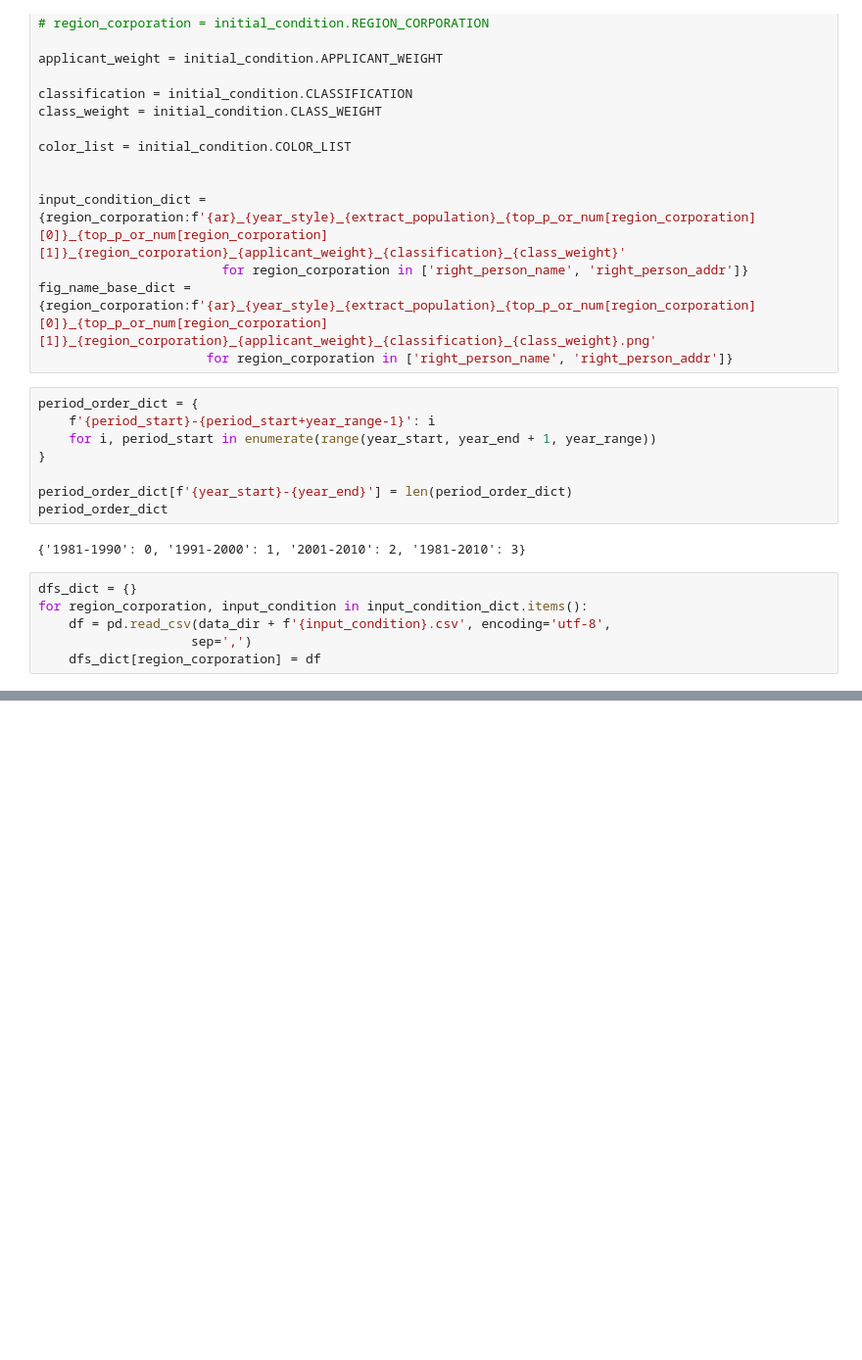
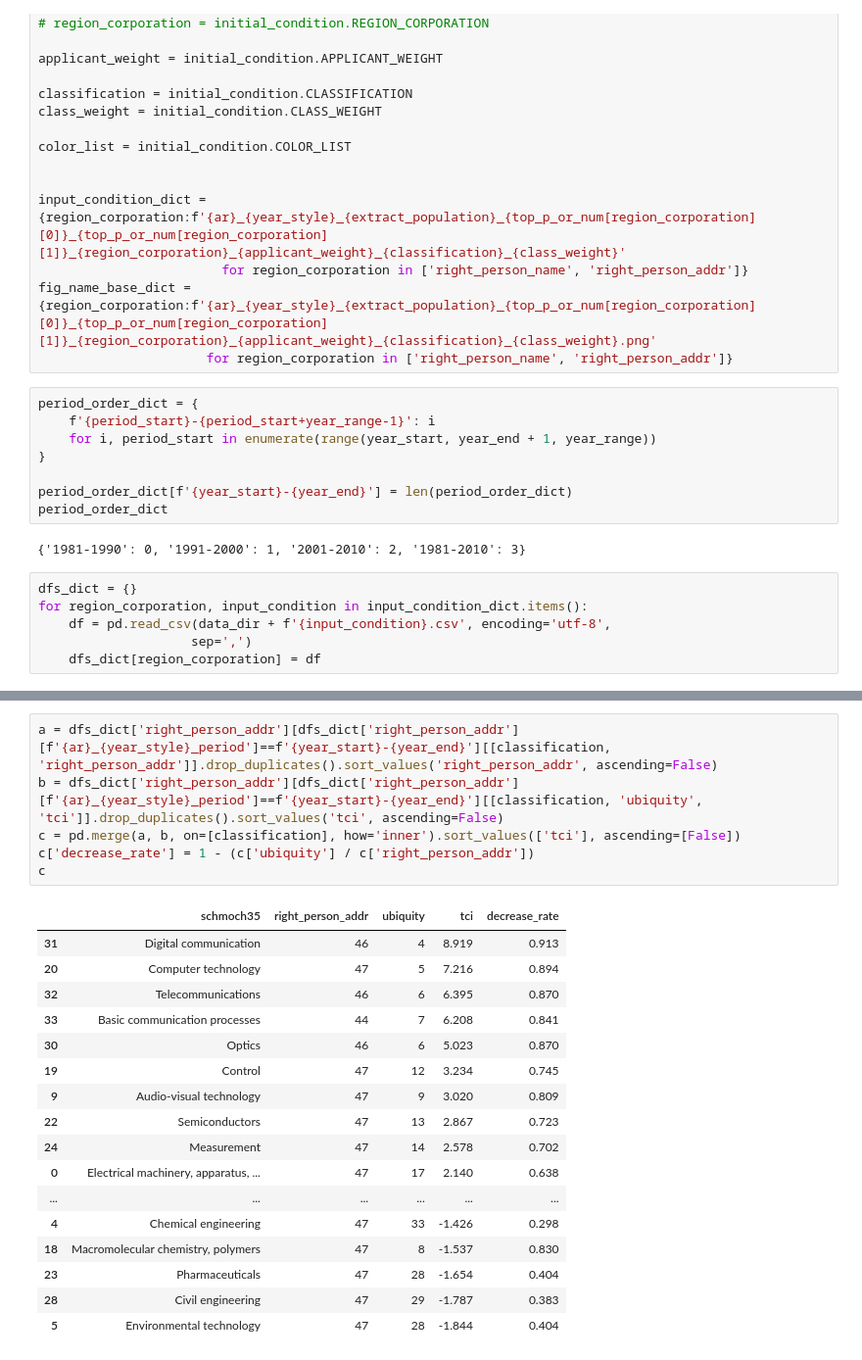
Before and after one commit to RintaroKARASHIMA/KCIinJapaneseFirms, a Jupyter notebook: notebooks/3_analysis/8_TechComparison_jp.ipynb, the cells around one changed output, grey strips where cells are left out. Shown: that part at 98% size. Saved outputs shown, nothing was run; the diff lists cells and outputs as text; blank space fills up the shorter version.

```diff
--- a/notebooks/3_analysis/8_TechComparison_jp.ipynb
+++ b/notebooks/3_analysis/8_TechComparison_jp.ipynb
@@ -73,0 +96,24 @@ for region_corporation, input_condition in input_condition_dict.items():
+# %%
+a = dfs_dict['right_person_addr'][dfs_dict['right_person_addr'][f'{ar}_{year_style}_period']==f'{year_start}-{year_end}'][[classification, 'right_person_addr']].drop_duplicates().sort_values('right_person_addr', ascending=False)
+b = dfs_dict['right_person_addr'][dfs_dict['right_person_addr'][f'{ar}_{year_style}_period']==f'{year_start}-{year_end}'][[classification, 'ubiquity', 'tci']].drop_duplicates().sort_values('tci', ascending=False)
+c = pd.merge(a, b, on=[classification], how='inner').sort_values(['tci'], ascending=[False])
+c['decrease_rate'] = 1 - (c['ubiquity'] / c['right_person_addr'])
+c
+# %% [output]
+|  | schmoch35 | right_person_addr | ubiquity | tci | decrease_rate |
+| 31 | Digital communication | 46 | 4 | 8.919 | 0.913 |
+| 20 | Computer technology | 47 | 5 | 7.216 | 0.894 |
+| 32 | Telecommunications | 46 | 6 | 6.395 | 0.870 |
+| 33 | Basic communication processes | 44 | 7 | 6.208 | 0.841 |
+| 30 | Optics | 46 | 6 | 5.023 | 0.870 |
+| 19 | Control | 47 | 12 | 3.234 | 0.745 |
+| 9 | Audio-visual technology | 47 | 9 | 3.020 | 0.809 |
+| 22 | Semiconductors | 47 | 13 | 2.867 | 0.723 |
+| 24 | Measurement | 47 | 14 | 2.578 | 0.702 |
+| 0 | Electrical machinery, apparatus, ... | 47 | 17 | 2.140 | 0.638 |
+| ... | ... | ... | ... | ... | ... |
+| 4 | Chemical engineering | 47 | 33 | -1.426 | 0.298 |
+| 18 | Macromolecular chemistry, polymers | 47 | 8 | -1.537 | 0.830 |
+| 23 | Pharmaceuticals | 47 | 28 | -1.654 | 0.404 |
+| 28 | Civil engineering | 47 | 29 | -1.787 | 0.383 |
+| 5 | Environmental technology | 47 | 28 | -1.844 | 0.404 |
```
Also changed, not shown: parts of 6 cells of this notebook, 5 other files.
